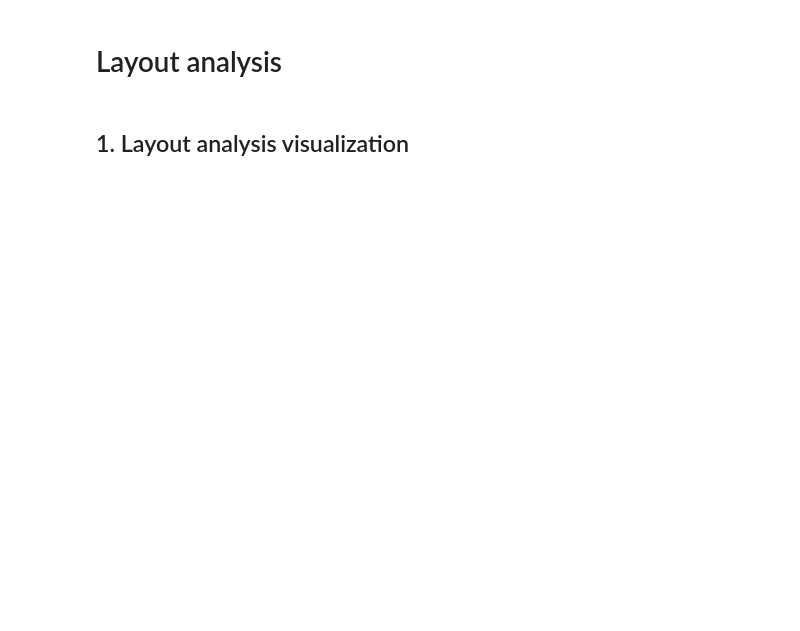
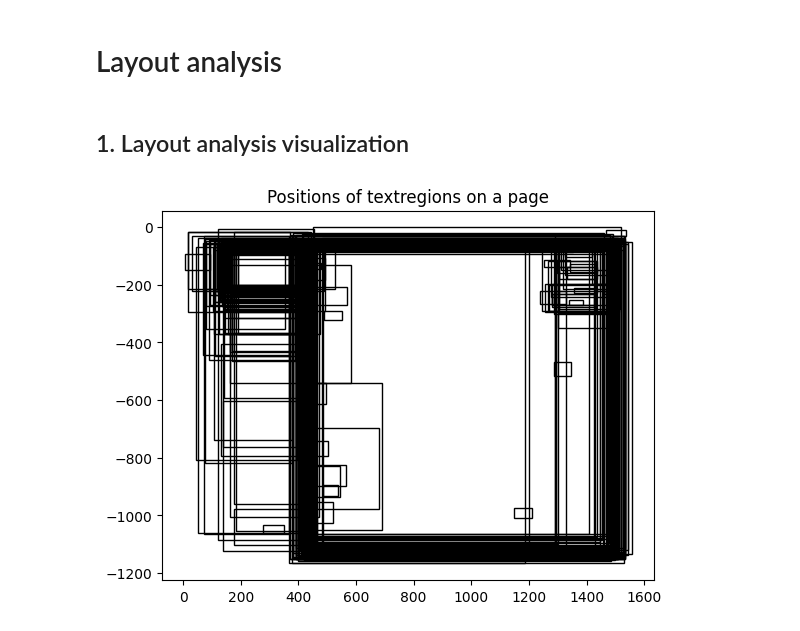
Before and after one commit to ree-hdsc/ree-hdsc, a Jupyter notebook: notebooks/layout_analysis.ipynb, the cells around one changed output. Drawn from its saved outputs; the diff is of its cells as text; code cells hidden in the pictures; blank space fills up the shorter version.

Commit message:
turned graphs upside-down

```diff
--- a/notebooks/layout_analysis.ipynb
+++ b/notebooks/layout_analysis.ipynb
@@ -9,7 +9,8 @@ import sys
 sys.path.append(os.getcwd() + '/..')
 from scripts import read_transkribus_files
 # %%
-data_dir = "../../data/Overlijden/samples/first/page"
+data_dir = "../../data/Overlijden/x-samples/three-columns-100-p2pala-2/page"
+#data_dir = "../../data/Overlijden/x-samples/first-p2pala/page"
 
 texts, metadata, textregions = read_transkribus_files.read_files(data_dir)
 # %%
@@ -26,7 +27,7 @@ def get_largest_textregion(textregions):
 def visualize_textregions(textregions):
     for file_id in textregions:
         for textregion in textregions[file_id]:
-            rectangle = plt.Rectangle((textregion[0], textregion[2]), textregion[1]-textregion[0], textregion[3]-textregion[2],
+            rectangle = plt.Rectangle((textregion[0], -textregion[2]), textregion[1]-textregion[0], textregion[2]-textregion[3],
                                       edgecolor="black", facecolor="none", linewidth=1)
             plt.gca().add_patch(rectangle)
     plt.axis("scaled")
@@ -63,4 +66,6 @@ largest_textregions = { textregion_id: [get_largest_textregion(textregions[textr
 # %%
-visualize_textregions(largest_textregions)
+visualize_textregions(textregions)
+# %% [output]
+[figure, added]
 # %%
 visualize_textregions_frequencies(textregions)
```
Also changed, not shown: parts of 4 cells of this notebook.
